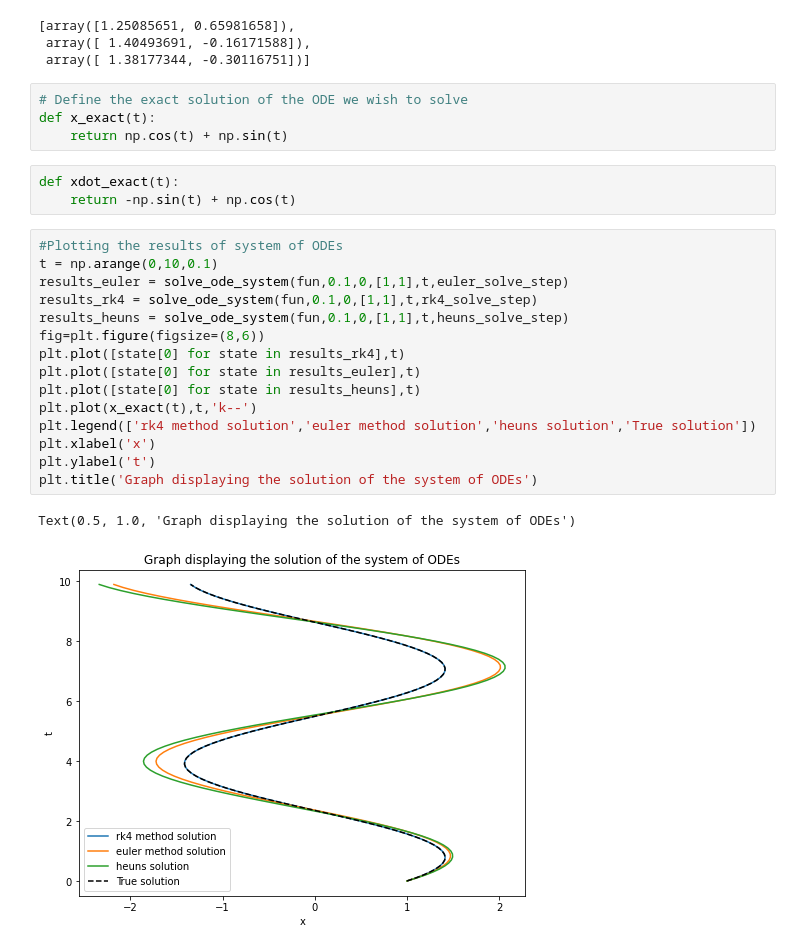
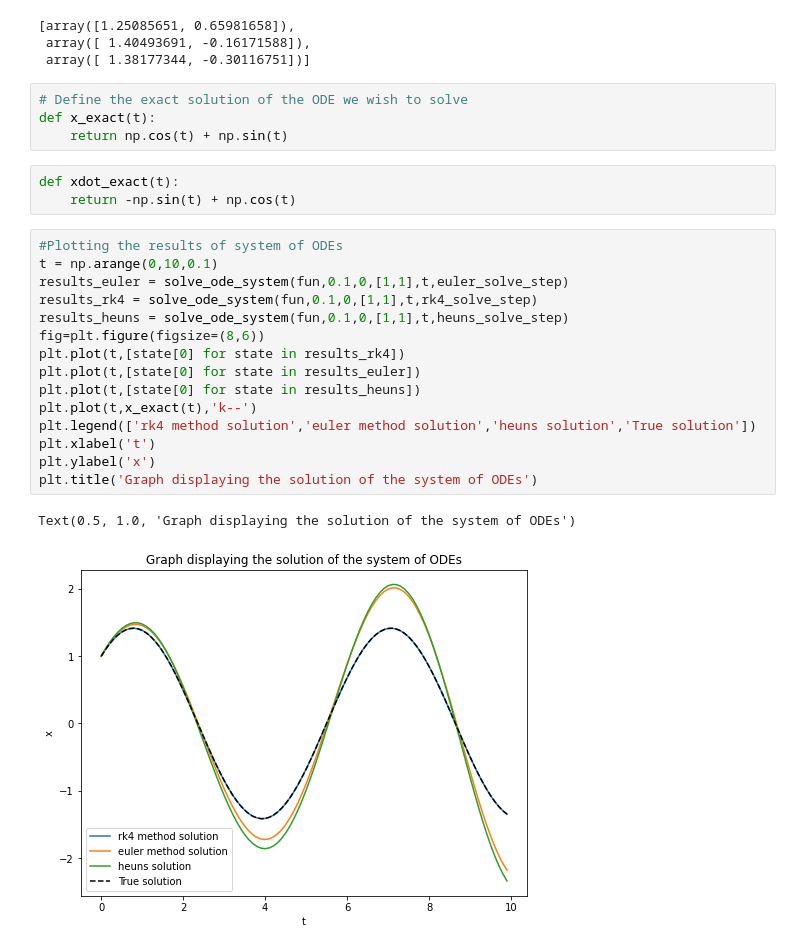
Before and after one commit to TheaRoseBarnes/emat30008, a Jupyter notebook: SolvingODE.ipynb, the cells around one changed output. Cells and saved outputs as stored; diff of their text form.

Commit message:
altering graph format

```diff
--- a/SolvingODE.ipynb
+++ b/SolvingODE.ipynb
@@ -157,31 +157,31 @@ solve_ode_system(fun,0.1,0,[1,1],[0.3,0.9,1],rk4_solve_step)
 [array([1.25085651, 0.65981658]),
  array([ 1.40493691, -0.16171588]),
  array([ 1.38177344, -0.30116751])]
-# %%
-# Define the exact solution of the ODE we wish to solve
-def x_exact(t):
-    return np.cos(t) + np.sin(t)
-# %%
-def xdot_exact(t):
-    return -np.sin(t) + np.cos(t)
-# %%
-#Plotting the results of system of ODEs
-t = np.arange(0,10,0.1)
-results_euler = solve_ode_system(fun,0.1,0,[1,1],t,euler_solve_step)
-results_rk4 = solve_ode_system(fun,0.1,0,[1,1],t,rk4_solve_step)
-results_heuns = solve_ode_system(fun,0.1,0,[1,1],t,heuns_solve_step)
-fig=plt.figure(figsize=(8,6))
-plt.plot([state[0] for state in results_rk4],t)
-plt.plot([state[0] for state in results_euler],t)
-plt.plot([state[0] for state in results_heuns],t)
-plt.plot(x_exact(t),t,'k--')
-plt.legend(['rk4 method solution','euler method solution','heuns solution','True solution'])
-plt.xlabel('x')
-plt.ylabel('t')
-plt.title('Graph displaying the solution of the system of ODEs')
-# %% [output]
-Text(0.5, 1.0, 'Graph displaying the solution of the system of ODEs')
-[figure, removed]
+# %%
+# Define the exact solution of the ODE we wish to solve
+def x_exact(t):
+    return np.cos(t) + np.sin(t)
+# %%
+def xdot_exact(t):
+    return -np.sin(t) + np.cos(t)
+# %%
+#Plotting the results of system of ODEs
+t = np.arange(0,10,0.1)
+results_euler = solve_ode_system(fun,0.1,0,[1,1],t,euler_solve_step)
+results_rk4 = solve_ode_system(fun,0.1,0,[1,1],t,rk4_solve_step)
+results_heuns = solve_ode_system(fun,0.1,0,[1,1],t,heuns_solve_step)
+fig=plt.figure(figsize=(8,6))
+plt.plot(t,[state[0] for state in results_rk4])
+plt.plot(t,[state[0] for state in results_euler])
+plt.plot(t,[state[0] for state in results_heuns])
+plt.plot(t,x_exact(t),'k--')
+plt.legend(['rk4 method solution','euler method solution','heuns solution','True solution'])
+plt.xlabel('t')
+plt.ylabel('x')
+plt.title('Graph displaying the solution of the system of ODEs')
+# %% [output]
+Text(0.5, 1.0, 'Graph displaying the solution of the system of ODEs')
+[figure, added]
 # %%
 #Plotting the results of system of ODEs
 t = np.arange(0,10,0.1)
```
Also changed, not shown: parts of 4 cells of this notebook.
